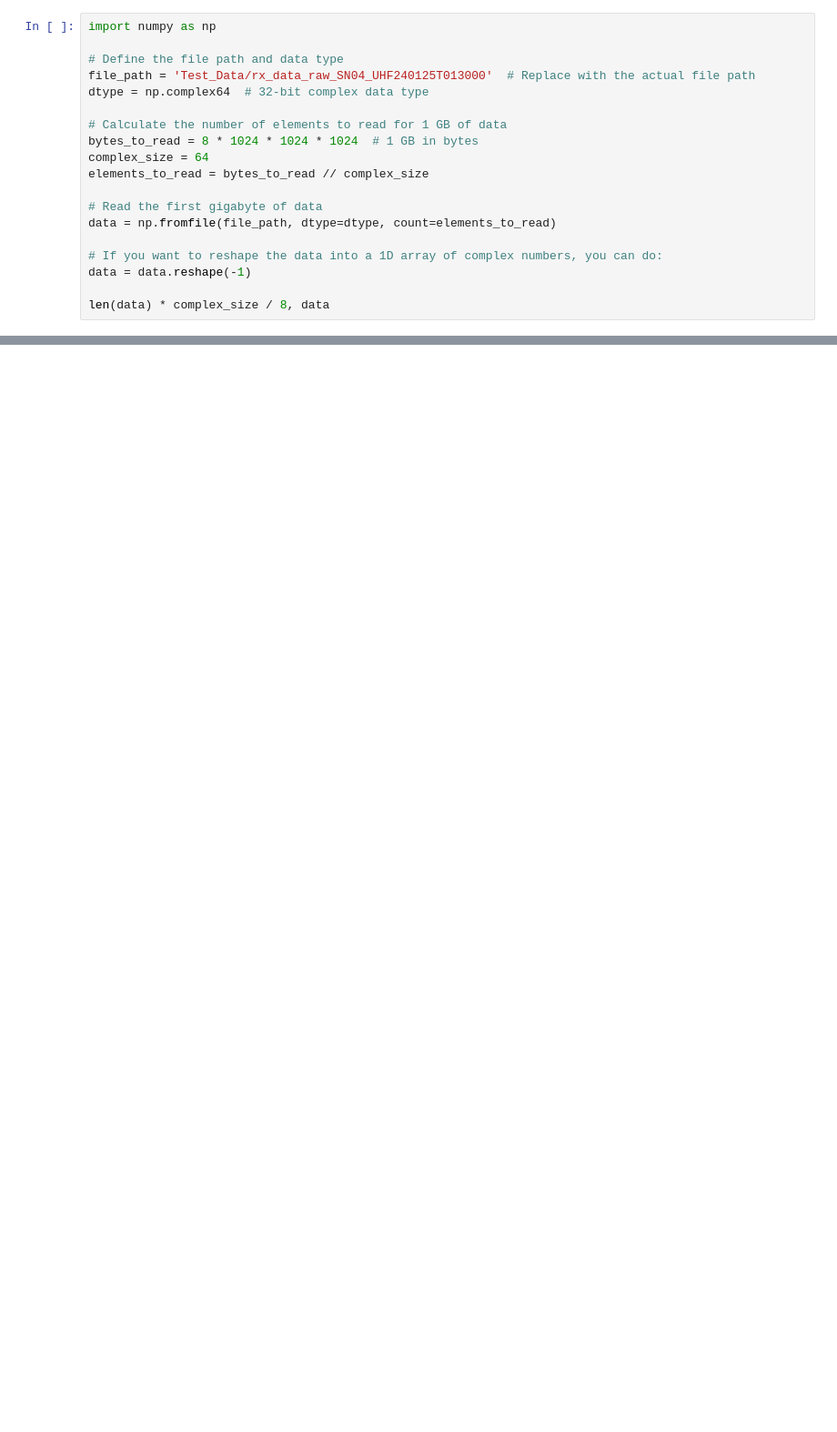
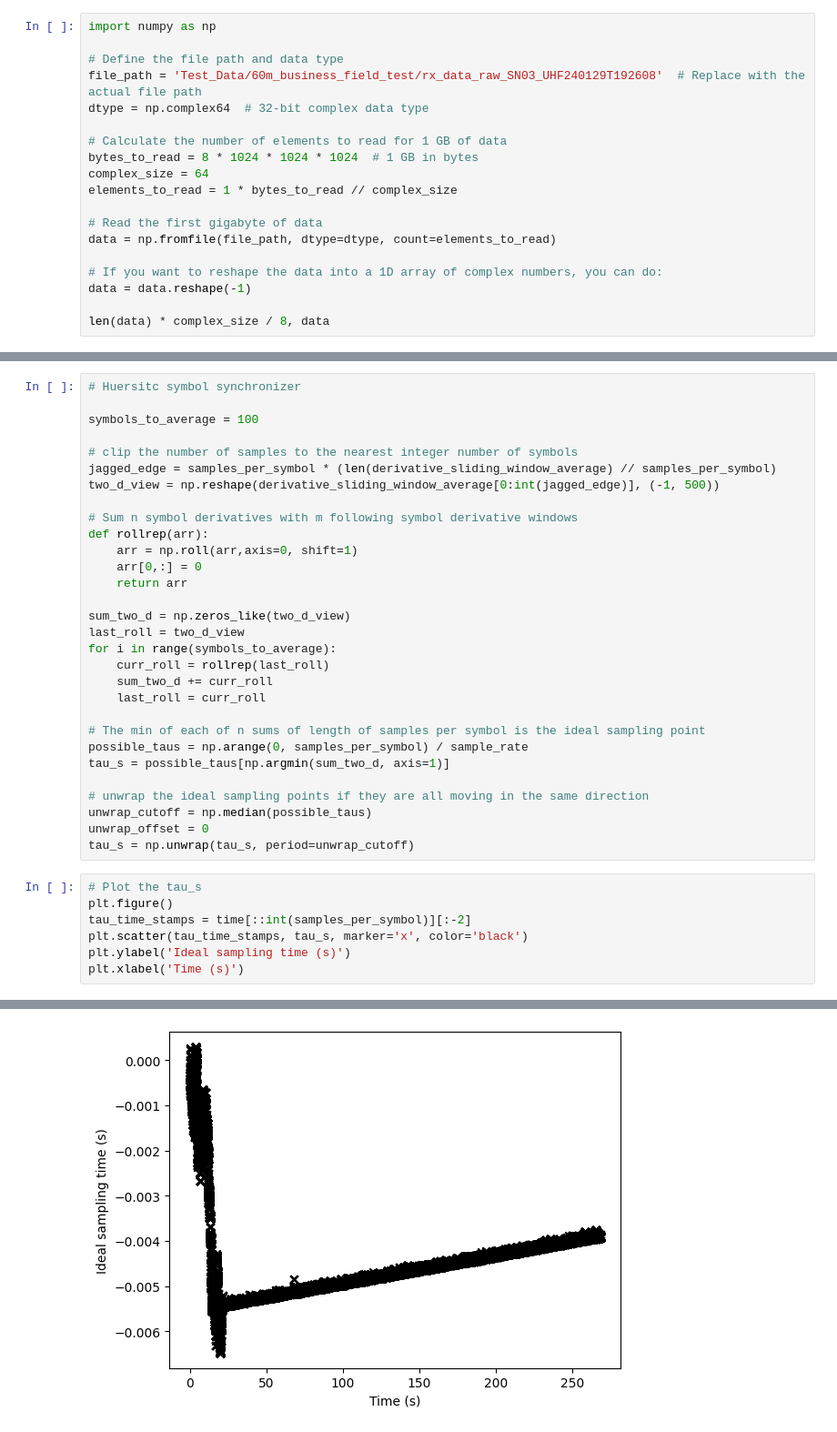
Before and after one commit to JSahliCU/PARTI-MCU, a Jupyter notebook: raw_rx_data_BER_estimator.ipynb, the cells around one changed output, grey strips where cells are left out. Shown at 91% size. Drawn from its saved outputs; the diff is of its cells as text; blank space fills up the shorter version.

Commit message:
Added forward looking derivative symbol synchronizer

```diff
--- a/raw_rx_data_BER_estimator.ipynb
+++ b/raw_rx_data_BER_estimator.ipynb
@@ -2,13 +2,13 @@
 import numpy as np
 
 # Define the file path and data type
-file_path = 'Test_Data/rx_data_raw_SN04_UHF240125T013000'  # Replace with the actual file path
+file_path = 'Test_Data/60m_business_field_test/rx_data_raw_SN03_UHF240129T192608'  # Replace with the actual file path
 dtype = np.complex64  # 32-bit complex data type
 
 # Calculate the number of elements to read for 1 GB of data
 bytes_to_read = 8 * 1024 * 1024 * 1024  # 1 GB in bytes
 complex_size = 64
-elements_to_read = bytes_to_read // complex_size
+elements_to_read = 1 * bytes_to_read // complex_size
 
 # Read the first gigabyte of data
 data = np.fromfile(file_path, dtype=dtype, count=elements_to_read)
@@ -126,0 +74,38 @@ array([ 0.55918106,  0.59283446,  0.6286481 , ..., -0.04004054,
+# %%
+# Huersitc symbol synchronizer
+
+symbols_to_average = 100
+
+# clip the number of samples to the nearest integer number of symbols
+jagged_edge = samples_per_symbol * (len(derivative_sliding_window_average) // samples_per_symbol)
+two_d_view = np.reshape(derivative_sliding_window_average[0:int(jagged_edge)], (-1, 500))
+
+# Sum n symbol derivatives with m following symbol derivative windows
+def rollrep(arr):
+    arr = np.roll(arr,axis=0, shift=1)
+    arr[0,:] = 0
+    return arr
+
+sum_two_d = np.zeros_like(two_d_view)
+last_roll = two_d_view
+for i in range(symbols_to_average):
+    curr_roll = rollrep(last_roll)
+    sum_two_d += curr_roll
+    last_roll = curr_roll
+
+# The min of each of n sums of length of samples per symbol is the ideal sampling point
+possible_taus = np.arange(0, samples_per_symbol) / sample_rate
+tau_s = possible_taus[np.argmin(sum_two_d, axis=1)]
+
+# unwrap the ideal sampling points if they are all moving in the same direction
+unwrap_cutoff = np.median(possible_taus)
+unwrap_offset = 0
+tau_s = np.unwrap(tau_s, period=unwrap_cutoff)
+# %%
+# Plot the tau_s
+plt.figure()
+tau_time_stamps = time[::int(samples_per_symbol)][:-2]
+plt.scatter(tau_time_stamps, tau_s, marker='x', color='black')
+plt.ylabel('Ideal sampling time (s)')
+plt.xlabel('Time (s)')
+# %% [output]
@@ -126,0 +113 @@ array([ 0.55918106,  0.59283446,  0.6286481 , ..., -0.04004054,
+[figure, added]
```
Also changed, not shown: parts of 10 cells of this notebook.
